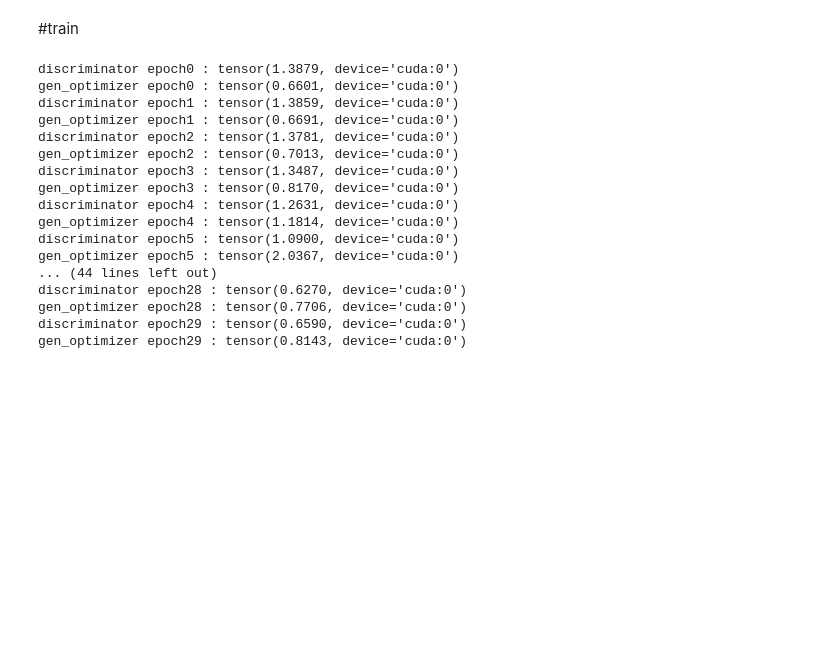
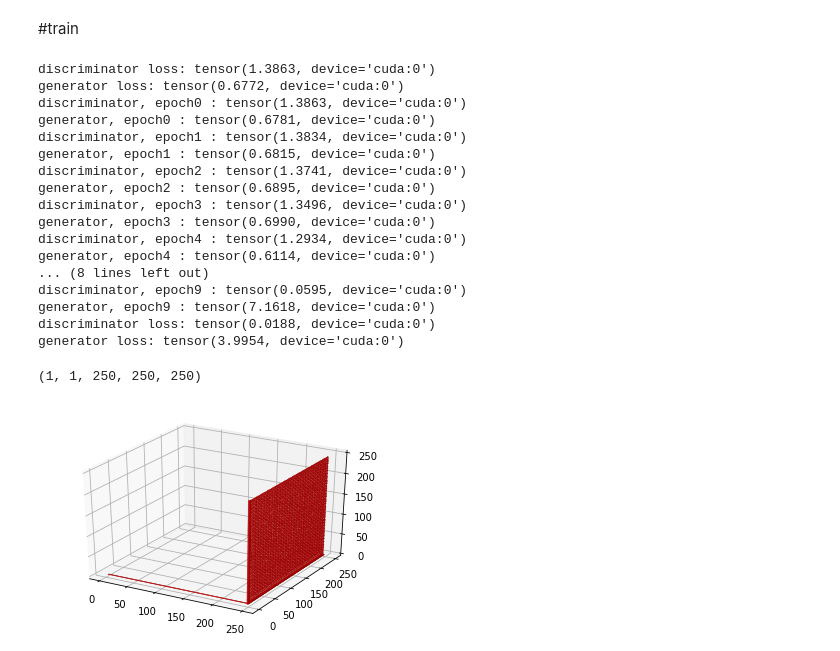
Before and after one commit to buganart/BUGAN, a Jupyter notebook: script_GANvoxel1.ipynb, the cells around one changed output. Saved outputs shown, nothing was run; the diff lists cells and outputs as text; code cells hidden in the pictures; blank space fills up the shorter version.

```diff
--- a/script_GANvoxel1.ipynb
+++ b/script_GANvoxel1.ipynb
@@ -304,22 +389,44 @@ def train_model(generator, discriminator, dataloader, lr_gen = 0.0003, lr_dis =
 # %%
 G = Generator()
 D = Discriminator()
-G, D = train_model(G, D, dataloader, num_epochs = 30)       #given dataloader has only 1 model, the training time is 72s per epoch.
+loss_eval(G, D, dataloader)
+train_model(G, D, dataloader, num_epochs = 10)        #given dataloader has only 1 model, the training time is 72s per epoch.
+loss_eval(G, D, dataloader)
 # %% [output]
-discriminator epoch0 : tensor(1.3879, device='cuda:0')
-gen_optimizer epoch0 : tensor(0.6601, device='cuda:0')
-discriminator epoch1 : tensor(1.3859, device='cuda:0')
-gen_optimizer epoch1 : tensor(0.6691, device='cuda:0')
-discriminator epoch2 : tensor(1.3781, device='cuda:0')
-gen_optimizer epoch2 : tensor(0.7013, device='cuda:0')
-discriminator epoch3 : tensor(1.3487, device='cuda:0')
-gen_optimizer epoch3 : tensor(0.8170, device='cuda:0')
-discriminator epoch4 : tensor(1.2631, device='cuda:0')
-gen_optimizer epoch4 : tensor(1.1814, device='cuda:0')
-discriminator epoch5 : tensor(1.0900, device='cuda:0')
-gen_optimizer epoch5 : tensor(2.0367, device='cuda:0')
-... (44 lines left out)
-discriminator epoch28 : tensor(0.6270, device='cuda:0')
-gen_optimizer epoch28 : tensor(0.7706, device='cuda:0')
-discriminator epoch29 : tensor(0.6590, device='cuda:0')
-gen_optimizer epoch29 : tensor(0.8143, device='cuda:0')
+discriminator loss: tensor(1.3863, device='cuda:0')
+generator loss: tensor(0.6772, device='cuda:0')
+discriminator, epoch0 : tensor(1.3863, device='cuda:0')
+generator, epoch0 : tensor(0.6781, device='cuda:0')
+discriminator, epoch1 : tensor(1.3834, device='cuda:0')
+generator, epoch1 : tensor(0.6815, device='cuda:0')
+discriminator, epoch2 : tensor(1.3741, device='cuda:0')
+generator, epoch2 : tensor(0.6895, device='cuda:0')
+discriminator, epoch3 : tensor(1.3496, device='cuda:0')
+generator, epoch3 : tensor(0.6990, device='cuda:0')
+discriminator, epoch4 : tensor(1.2934, device='cuda:0')
+generator, epoch4 : tensor(0.6114, device='cuda:0')
+... (8 lines left out)
+discriminator, epoch9 : tensor(0.0595, device='cuda:0')
+generator, epoch9 : tensor(7.1618, device='cuda:0')
+discriminator loss: tensor(0.0188, device='cuda:0')
+generator loss: tensor(3.9954, device='cuda:0')
+# %%
+vox_array = generate_tree(G)
+vox_array = vox_array > 0.5
+print(vox_array.shape)
+# %% [output]
+(1, 1, 250, 250, 250)
+# %%
+from mpl_toolkits.mplot3d import Axes3D
+import numpy as np
+import matplotlib.pyplot as plt
+
+
+fig = plt.figure()
+ax = fig.gca(projection='3d')
+
+ax.voxels(vox_array[0,0], facecolors='red')
+
+plt.show()
+# %% [output]
+[figure, added]
```
Also changed, not shown: parts of 5 cells of this notebook.
